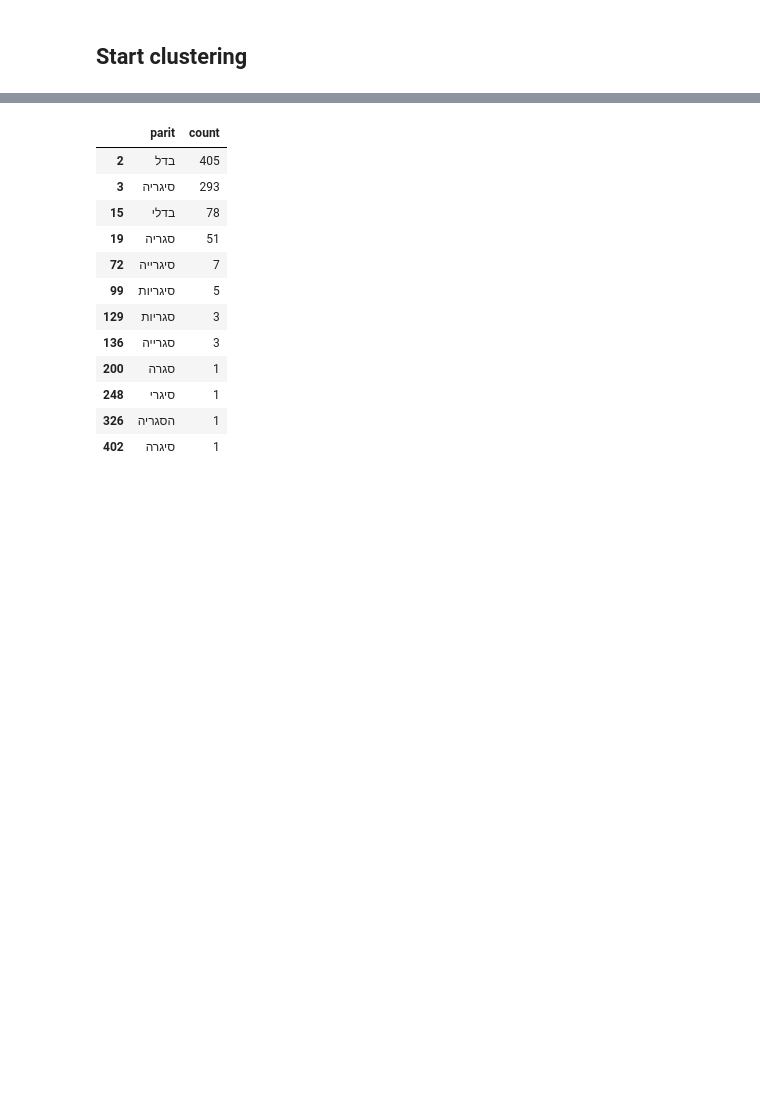
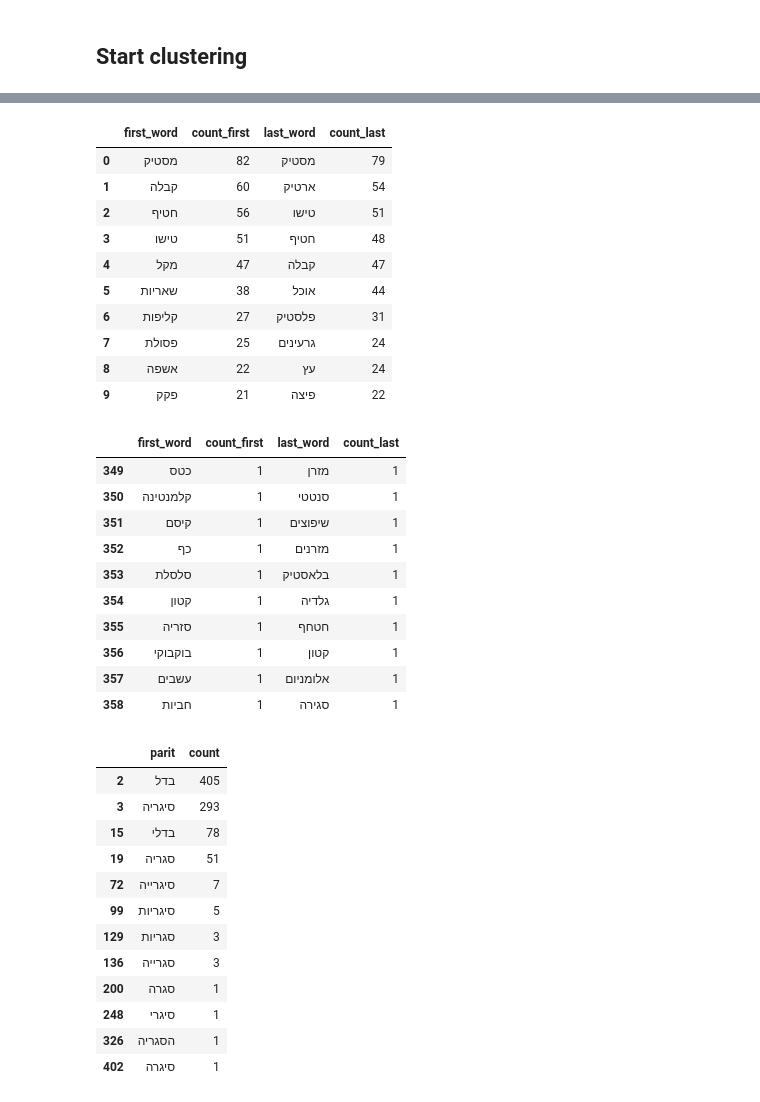
Before and after one commit to ColgateSmile/Visualization_Project_littering-incidents-Israel, a Jupyter notebook: master.ipynb, the cells around one changed output, grey strips where cells are left out. Cells and saved outputs as stored; diff of their text form; code cells hidden in the pictures; blank space fills up the shorter version.

```diff
--- a/master.ipynb
+++ b/master.ipynb
@@ -6,7 +6,7 @@ import ydata_profiling as ydp
 from bs4 import BeautifulSoup
 import re
 # %%
-show_clustered = False
+debug_mode = False
 # %% [markdown]
 ## Load dataset
 # %%
@@ -574,3 +564,32 @@ kinda significant remainder litter types count: 1000
+# %%
+clusters_predicate = cluster(df_merged, _class_, cardboard_reg, 'cardboard', clusters_predicate)
+clusters_predicate = cluster(df_merged, _class_, poop_reg, 'poop', clusters_predicate)
+clusters_predicate = cluster(df_merged, _class_, box_reg, 'box', clusters_predicate)
+# %%
+review_remained(df_merged, clusters_predicate, n_words=10)
+# %% [output]
+|  | first_word | count_first | last_word | count_last |
+| 0 | מסטיק | 82 | מסטיק | 79 |
+| 1 | קבלה | 60 | ארטיק | 54 |
+| 2 | חטיף | 56 | טישו | 51 |
+| 3 | טישו | 51 | חטיף | 48 |
+| 4 | מקל | 47 | קבלה | 47 |
+| 5 | שאריות | 38 | אוכל | 44 |
+| 6 | קליפות | 27 | פלסטיק | 31 |
+| 7 | פסולת | 25 | גרעינים | 24 |
+| 8 | אשפה | 22 | עץ | 24 |
+| 9 | פקק | 21 | פיצה | 22 |
+|  | first_word | count_first | last_word | count_last |
+| 349 | כטס | 1 | מזרן | 1 |
+| 350 | קלמנטינה | 1 | סנטטי | 1 |
+| 351 | קיסם | 1 | שיפוצים | 1 |
+| 352 | כף | 1 | מזרנים | 1 |
+| 353 | סלסלת | 1 | בלאסטיק | 1 |
+| 354 | קטון | 1 | גלדיה | 1 |
+| 355 | סזריה | 1 | חטחף | 1 |
+| 356 | בוקבוקי | 1 | קטון | 1 |
+| 357 | עשבים | 1 | אלומניום | 1 |
+| 358 | חביות | 1 | סגירה | 1 |
 # %%
 # prof = ydp.ProfileReport(df_dropped)
 # prof.to_notebook_iframe()
```
Also changed, not shown: parts of 17 cells of this notebook.
